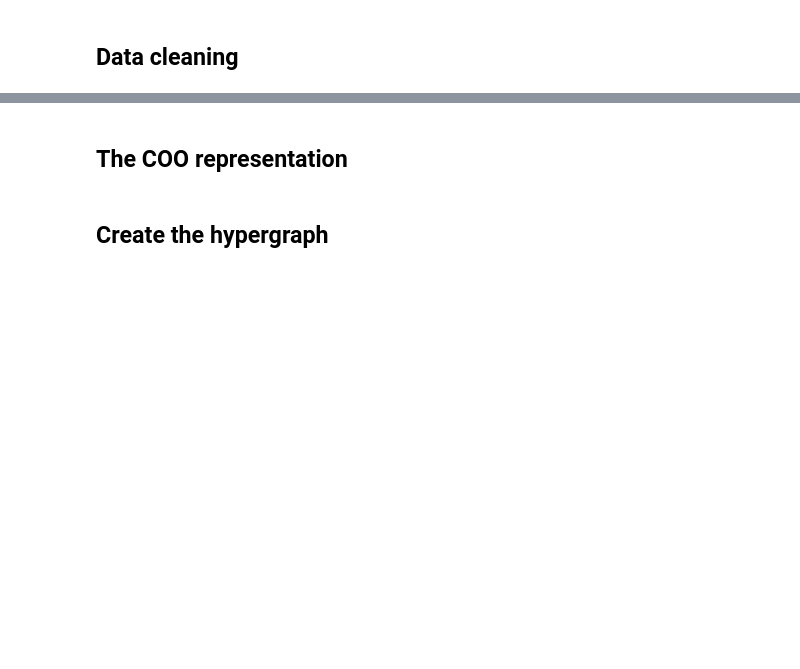
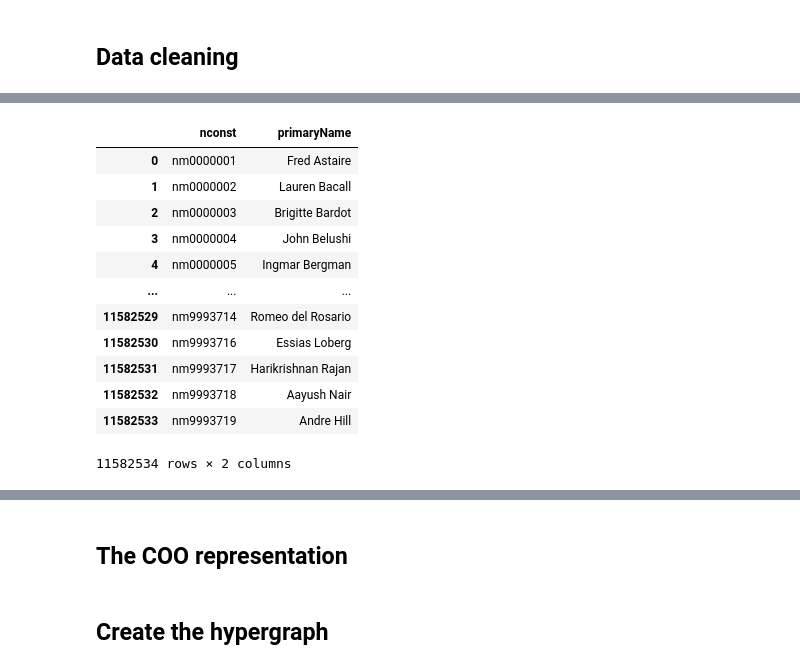
Before and after one commit to ZhipingLi/Cpt_s-591-Project, a Jupyter notebook: Hypergraph Analysis.ipynb, the cells around one changed output, grey strips where cells are left out. Cells and saved outputs as stored; diff of their text form; code cells hidden in the pictures; blank space fills up the shorter version.

```diff
--- a/Hypergraph Analysis.ipynb
+++ b/Hypergraph Analysis.ipynb
@@ -81 +98,19 @@ basics_df
+# %%
+# drop birthYear, deathYear, primaryProfession, and knownForTitles columns
+name_df = name_df.drop(['birthYear', 'deathYear', 'primaryProfession', 'knownForTitles'], axis=1)
+name_df
+# %% [output]
+|  | nconst | primaryName |
+| 0 | nm0000001 | Fred Astaire |
+| 1 | nm0000002 | Lauren Bacall |
+| 2 | nm0000003 | Brigitte Bardot |
+| 3 | nm0000004 | John Belushi |
+| 4 | nm0000005 | Ingmar Bergman |
+| ... | ... | ... |
+| 11582529 | nm9993714 | Romeo del Rosario |
+| 11582530 | nm9993716 | Essias Loberg |
+| 11582531 | nm9993717 | Harikrishnan Rajan |
+| 11582532 | nm9993718 | Aayush Nair |
+| 11582533 | nm9993719 | Andre Hill |
+11582534 rows × 2 columns
 # %%
```
Also changed, not shown: parts of 26 cells of this notebook, 1 other file.
